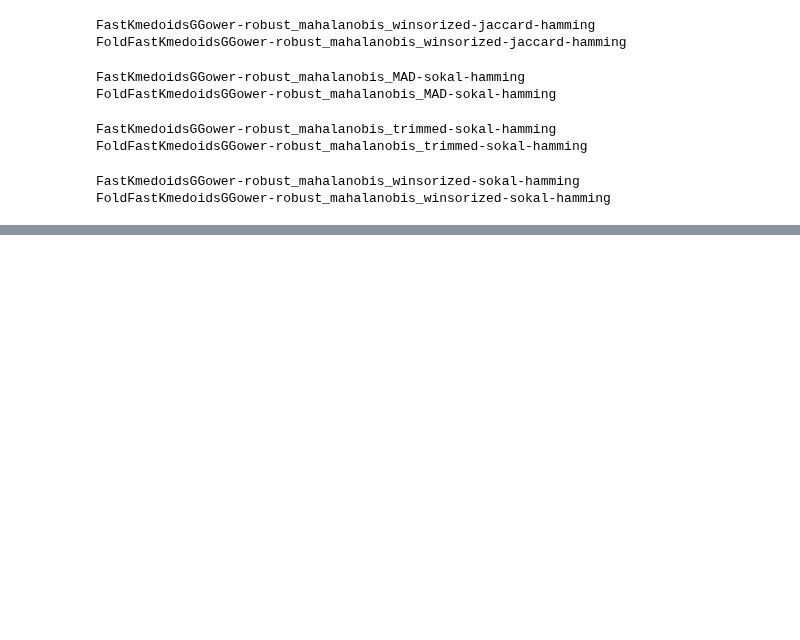
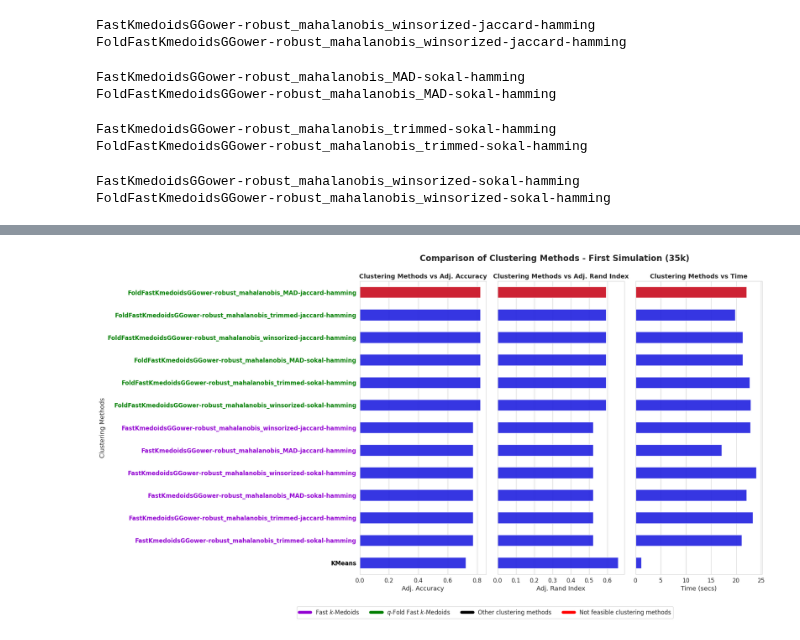
Before and after one commit to FabioScielzoOrtiz/db-robust-clust-paper-code, a Jupyter notebook: notebooks/experiments_simulation_1.ipynb, the cells around one changed output, grey strips where cells are left out. Saved outputs shown, nothing was run; the diff lists cells and outputs as text; code cells hidden in the pictures; blank space fills up the shorter version.

Commit message:
experiment 4 plot developments

```diff
--- a/notebooks/experiments_simulation_1.ipynb
+++ b/notebooks/experiments_simulation_1.ipynb
@@ -737,0 +783,76 @@ avg_results
+# %%
+model_names = np.array(list(avg_results['adj_accuracy'].keys()))
+avg_adj_accuracy = np.array(list(avg_results['adj_accuracy'].values()))
+avg_ari = np.array(list(avg_results['ARI'].values()))
+avg_time = np.array(list(avg_results['time'].values()))
+idx_sorted = np.argsort(-avg_adj_accuracy)
+
+
+our_methods_1 = [x for x in model_names if 'Fast' in x and 'Fold' not in x] # Fast k-medoids
+our_methods_2 = [x for x in model_names if 'Fast' in x and 'Fold' in x] # q-Fold Fast k-medoids
+other_methods = [x for x in model_names if x not in our_methods_1 + our_methods_2 and x not in not_feasible_methods]
+not_feasible_methods = ['DipInit', 'Spectral-Clustering'] # based on previous experiments
+# %%
+fig, axes = plt.subplots(1,3, figsize=(15,11))
+axes = axes.flatten()
+
+ax = sns.barplot(x=avg_adj_accuracy[idx_sorted], y=model_names[idx_sorted], color='blue', width=0.5, alpha=0.9, ax=axes[0])
+ax = sns.barplot(x=[avg_adj_accuracy[idx_sorted[0]]], y=[model_names[idx_sorted[0]]], color='red', width=0.5, alpha=0.9, ax=axes[0])
+
+ax = sns.barplot(x=avg_ari[idx_sorted], y=model_names[idx_sorted], color='blue', width=0.5, alpha=0.9, ax=axes[1])
+ax = sns.barplot(x=[avg_ari[idx_sorted[0]]], y=[model_names[idx_sorted[0]]], color='red', width=0.5, alpha=0.9, ax=axes[1])
+
+ax = sns.barplot(x=avg_time[idx_sorted], y=model_names[idx_sorted], color='blue', width=0.5, alpha=0.9, ax=axes[2])
+ax = sns.barplot(x=[avg_time[idx_sorted[0]]], y=[model_names[idx_sorted[0]]], color='red', width=0.5, alpha=0.9, ax=axes[2])
+
+axes[0].set_ylabel('Clustering Methods', size=13)
+axes[0].set_xlabel('Adj. Accuracy', size=13)
+#axes[0].set_xticks(np.round(np.linspace(0, np.max(accuracy_list), 7),2))
+axes[0].tick_params(axis='y', labelsize=12)
+axes[0].tick_params(axis='x', labelsize=12)
+axes[0].set_title('Clustering Methods vs Adj. Accuracy', size=13, weight='bold')
+
+axes[1].set_xlabel('Adj. Rand Index', size=13)
+#axes[1].set_xticks(np.round(np.linspace(0, np.max(adj_rand_index_list), 7),2))
+axes[1].tick_params(axis='x', labelsize=12)
+axes[1].set_title('Clustering Methods vs Adj. Rand Index', size=13, weight='bold')
+axes[1].set_yticklabels([])
+
+axes[2].set_xlabel('Time (secs)', size=13)
+#axes[2].set_xticks(np.round(np.linspace(0, np.max(time_list), 7),2))
+axes[2].tick_params(axis='x', labelsize=12)
+axes[2].set_title('Clustering Methods vs Time', size=13, weight='bold')
+axes[2].set_yticklabels([])
+
+for label in axes[0].get_yticklabels():
+    if label.get_text() in our_methods_1:
+        label.set_weight('bold')
+        label.set_color('darkviolet')
+    elif label.get_text() in our_methods_2:
+        label.set_weight('bold')
+        label.set_color('green')
+    elif label.get_text() in other_methods:
+        label.set_weight('bold')
+        label.set_color('black')
+    elif label.get_text() in not_feasible_methods:
+        label.set_weight('bold')
+        label.set_color('red')
+
+# Create legend elements
+legend_elements = [
+    plt.Line2D([0], [0], color='darkviolet', lw=6, label='Fast $k$-Medoids'),
+    plt.Line2D([0], [0], color='green', lw=6, label='$q$-Fold Fast $k$-Medoids'),
+    plt.Line2D([0], [0], color='black', lw=6, label='Other clustering methods'),
+    plt.Line2D([0], [0], color='red', lw=6, label='Not feasible clustering methods')
+]
+
+# Add legend to the figure
+axes[0].legend(handles=legend_elements, loc='upper right', bbox_to_anchor=(2.5, -0.1), ncol=len(legend_elements), fontsize=12)
+
+plt.suptitle("Comparison of Clustering Methods - First Simulation (35k)", fontsize=17, weight='bold', y=0.95)
+plt.subplots_adjust(hspace=0, wspace=0.09)
+file_name = 'plots/kmedoids_simulation_1_comparison_v2'
+#fig.savefig(file_name + '.png', format='png', dpi=200, bbox_inches="tight", pad_inches=0.2)
+plt.show()
+# %% [output]
+[figure, added]
```
Also changed, not shown: parts of 10 cells of this notebook, 1 other file.
